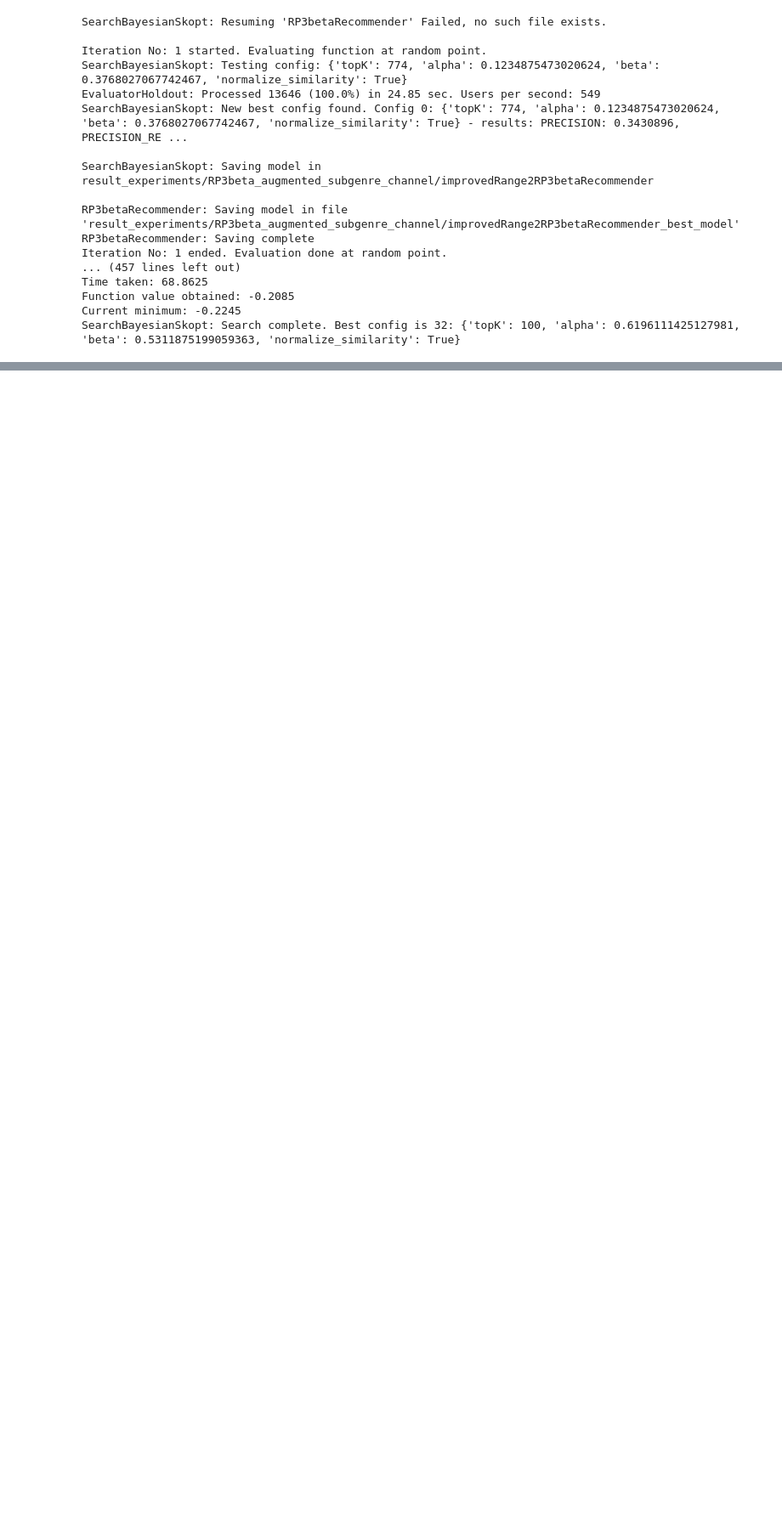
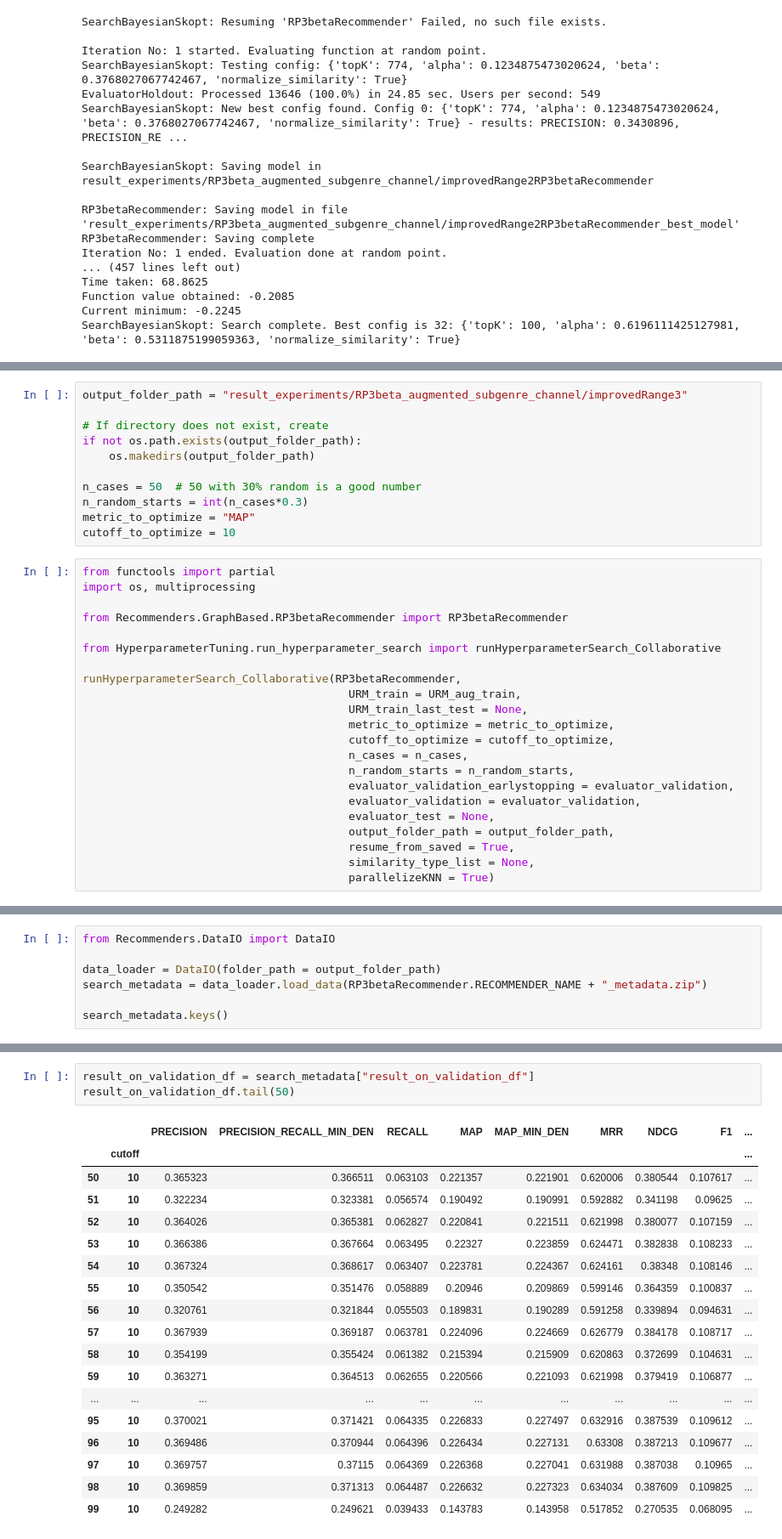
Before and after one commit to AlessioBray/Recommender-Systems-course-challenge, a Jupyter notebook: Hybrid_RP3beta_UserKNN.ipynb, the cells around one changed output, grey strips where cells are left out. Shown: that part at 85% size. Drawn from its saved outputs; the diff is of its cells as text; blank space fills up the shorter version.

```diff
--- a/Hybrid_RP3beta_UserKNN.ipynb
+++ b/Hybrid_RP3beta_UserKNN.ipynb
@@ -398,0 +432,33 @@ SearchBayesianSkopt: Search complete. Best config is 32: {'topK': 100, 'alpha':
+# %%
+output_folder_path = "result_experiments/RP3beta_augmented_subgenre_channel/improvedRange3"
+
+# If directory does not exist, create
+if not os.path.exists(output_folder_path):
+    os.makedirs(output_folder_path)
+
+n_cases = 50  # 50 with 30% random is a good number
+n_random_starts = int(n_cases*0.3)
+metric_to_optimize = "MAP"
+cutoff_to_optimize = 10
+# %%
+from functools import partial
+import os, multiprocessing
+
+from Recommenders.GraphBased.RP3betaRecommender import RP3betaRecommender
+
+from HyperparameterTuning.run_hyperparameter_search import runHyperparameterSearch_Collaborative
+
+runHyperparameterSearch_Collaborative(RP3betaRecommender,
+                                        URM_train = URM_aug_train,
+                                        URM_train_last_test = None,
+                                        metric_to_optimize = metric_to_optimize,
+                                        cutoff_to_optimize = cutoff_to_optimize,
+                                        n_cases = n_cases,
+                                        n_random_starts = n_random_starts,
+                                        evaluator_validation_earlystopping = evaluator_validation,
+                                        evaluator_validation = evaluator_validation,
+                                        evaluator_test = None,
+                                        output_folder_path = output_folder_path,
+                                        resume_from_saved = True,
+                                        similarity_type_list = None,
+                                        parallelizeKNN = True)
@@ -398,0 +483,7 @@ SearchBayesianSkopt: Search complete. Best config is 32: {'topK': 100, 'alpha':
+# %%
+from Recommenders.DataIO import DataIO
+
+data_loader = DataIO(folder_path = output_folder_path)
+search_metadata = data_loader.load_data(RP3betaRecommender.RECOMMENDER_NAME + "_metadata.zip")
+
+search_metadata.keys()
@@ -398,0 +509,22 @@ SearchBayesianSkopt: Search complete. Best config is 32: {'topK': 100, 'alpha':
+# %%
+result_on_validation_df = search_metadata["result_on_validation_df"]
+result_on_validation_df.tail(50)
+# %% [output]
+|  |  | PRECISION | PRECISION_RECALL_MIN_DEN | RECALL | MAP | MAP_MIN_DEN | MRR | NDCG | F1 | ... |
+|  | cutoff |  |  |  |  |  |  |  |  | ... |
+| 50 | 10 | 0.365323 | 0.366511 | 0.063103 | 0.221357 | 0.221901 | 0.620006 | 0.380544 | 0.107617 | ... |
+| 51 | 10 | 0.322234 | 0.323381 | 0.056574 | 0.190492 | 0.190991 | 0.592882 | 0.341198 | 0.09625 | ... |
+| 52 | 10 | 0.364026 | 0.365381 | 0.062827 | 0.220841 | 0.221511 | 0.621998 | 0.380077 | 0.107159 | ... |
+| 53 | 10 | 0.366386 | 0.367664 | 0.063495 | 0.22327 | 0.223859 | 0.624471 | 0.382838 | 0.108233 | ... |
+| 54 | 10 | 0.367324 | 0.368617 | 0.063407 | 0.223781 | 0.224367 | 0.624161 | 0.38348 | 0.108146 | ... |
+| 55 | 10 | 0.350542 | 0.351476 | 0.058889 | 0.20946 | 0.209869 | 0.599146 | 0.364359 | 0.100837 | ... |
+| 56 | 10 | 0.320761 | 0.321844 | 0.055503 | 0.189831 | 0.190289 | 0.591258 | 0.339894 | 0.094631 | ... |
+| 57 | 10 | 0.367939 | 0.369187 | 0.063781 | 0.224096 | 0.224669 | 0.626779 | 0.384178 | 0.108717 | ... |
+| 58 | 10 | 0.354199 | 0.355424 | 0.061382 | 0.215394 | 0.215909 | 0.620863 | 0.372699 | 0.104631 | ... |
+| 59 | 10 | 0.363271 | 0.364513 | 0.062655 | 0.220566 | 0.221093 | 0.621998 | 0.379419 | 0.106877 | ... |
+| ... | ... | ... | ... | ... | ... | ... | ... | ... | ... | ... |
+| 95 | 10 | 0.370021 | 0.371421 | 0.064335 | 0.226833 | 0.227497 | 0.632916 | 0.387539 | 0.109612 | ... |
+| 96 | 10 | 0.369486 | 0.370944 | 0.064396 | 0.226434 | 0.227131 | 0.63308 | 0.387213 | 0.109677 | ... |
+| 97 | 10 | 0.369757 | 0.37115 | 0.064369 | 0.226368 | 0.227041 | 0.631988 | 0.387038 | 0.10965 | ... |
+| 98 | 10 | 0.369859 | 0.371313 | 0.064487 | 0.226632 | 0.227323 | 0.634034 | 0.387609 | 0.109825 | ... |
+| 99 | 10 | 0.249282 | 0.249621 | 0.039433 | 0.143783 | 0.143958 | 0.517852 | 0.270535 | 0.068095 | ... |
```
Also changed, not shown: parts of 16 cells of this notebook, 13 other files.
